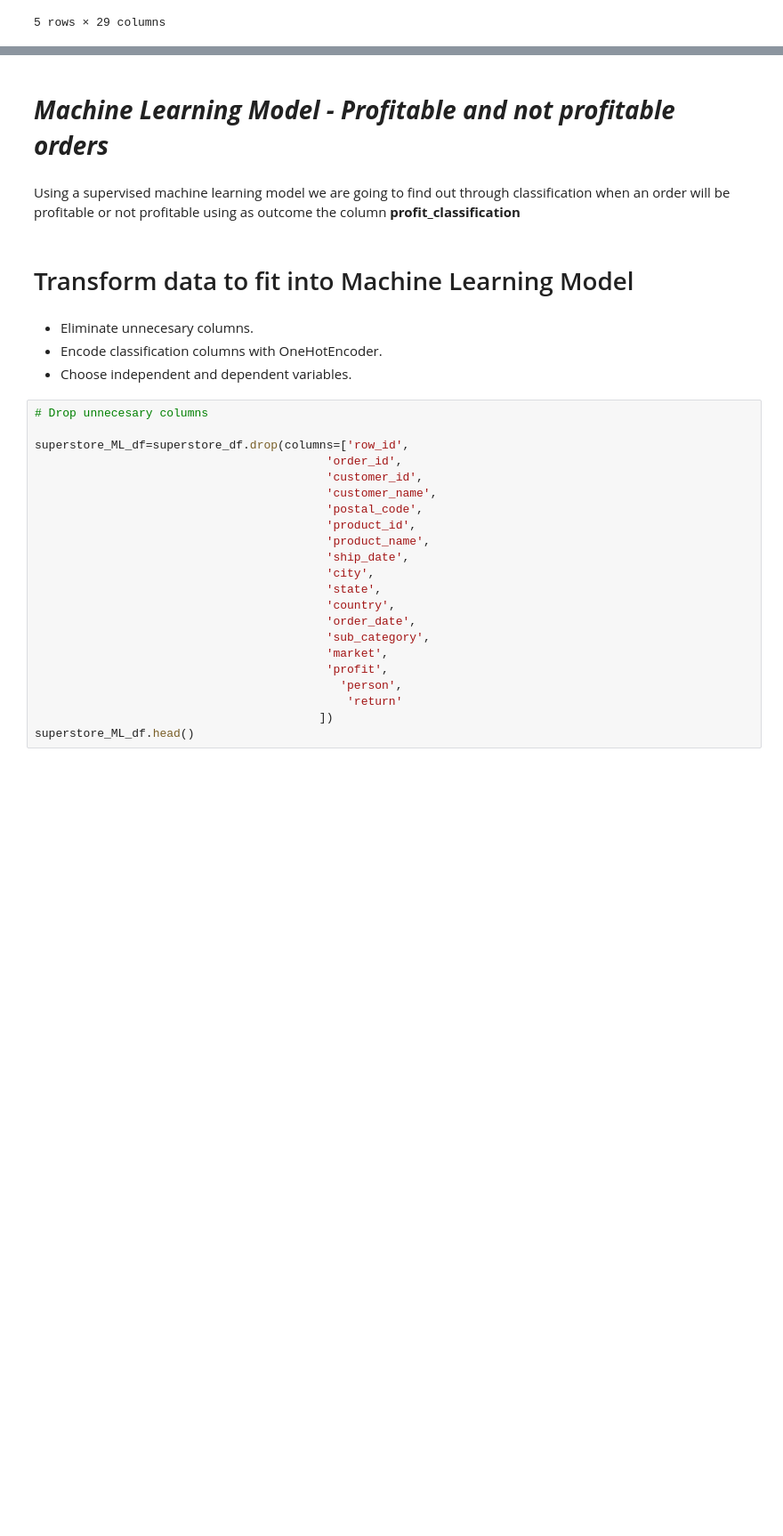
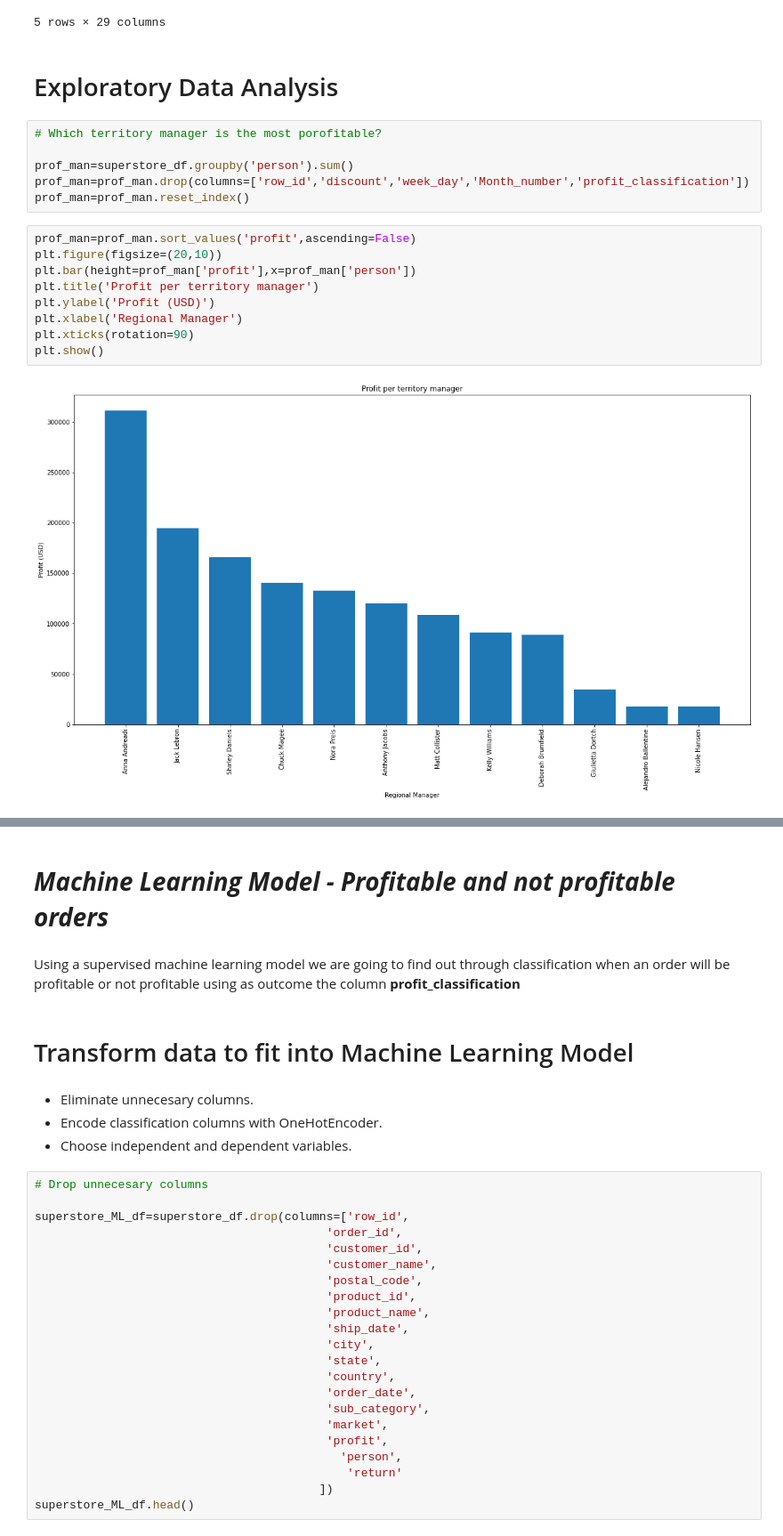
Before and after one commit to GaboRenovation/Bootcamp_final, a Jupyter notebook: Superstore_ML_Model.ipynb, the cells around one changed output, grey strips where cells are left out. Shown at 89% size. Saved outputs shown, nothing was run; the diff lists cells and outputs as text; blank space fills up the shorter version.

```diff
--- a/Superstore_ML_Model.ipynb
+++ b/Superstore_ML_Model.ipynb
@@ -201,3 +201,22 @@ superstore_df.head()
 | 25105 | 48883 | HU-2011-1220 | 2011-01-01 | 2011-05-01 | Second Class | AT-735 | Annie Thurman | Consumer | Budapest | ... |
 | 9358 | 42433 | AG-2011-2040 | 2011-01-01 | 2011-06-01 | Standard Class | TB-11280 | Toby Braunhardt | Consumer | Constantine | ... |
 5 rows × 29 columns
+# %% [markdown]
+# Exploratory Data Analysis
+# %%
+# Which territory manager is the most porofitable?
+
+prof_man=superstore_df.groupby('person').sum()
+prof_man=prof_man.drop(columns=['row_id','discount','week_day','Month_number','profit_classification'])
+prof_man=prof_man.reset_index()
+# %%
+prof_man=prof_man.sort_values('profit',ascending=False)
+plt.figure(figsize=(20,10))
+plt.bar(height=prof_man['profit'],x=prof_man['person'])
+plt.title('Profit per territory manager')
+plt.ylabel('Profit (USD)')
+plt.xlabel('Regional Manager')
+plt.xticks(rotation=90)
+plt.show()
+# %% [output]
+[figure, added]
```
Also changed, not shown: parts of 20 cells of this notebook.
